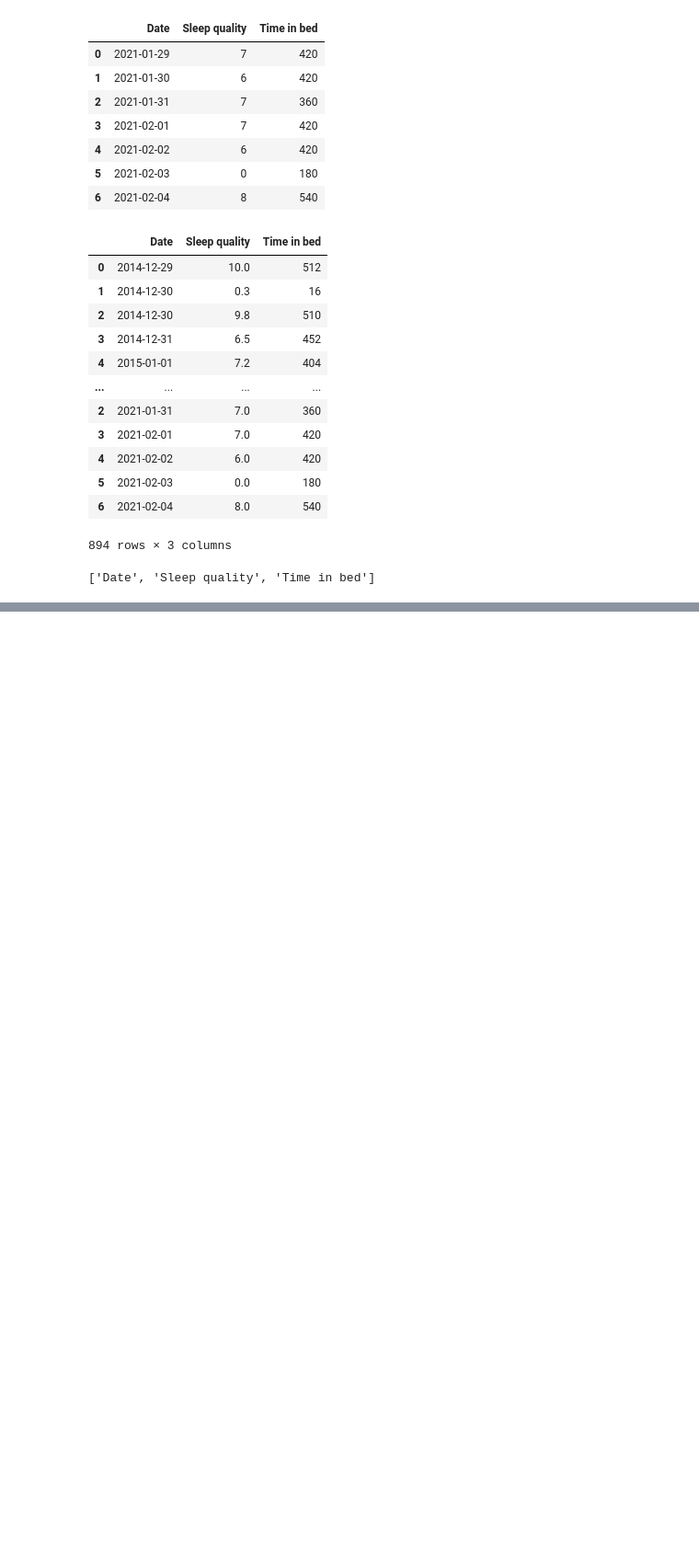
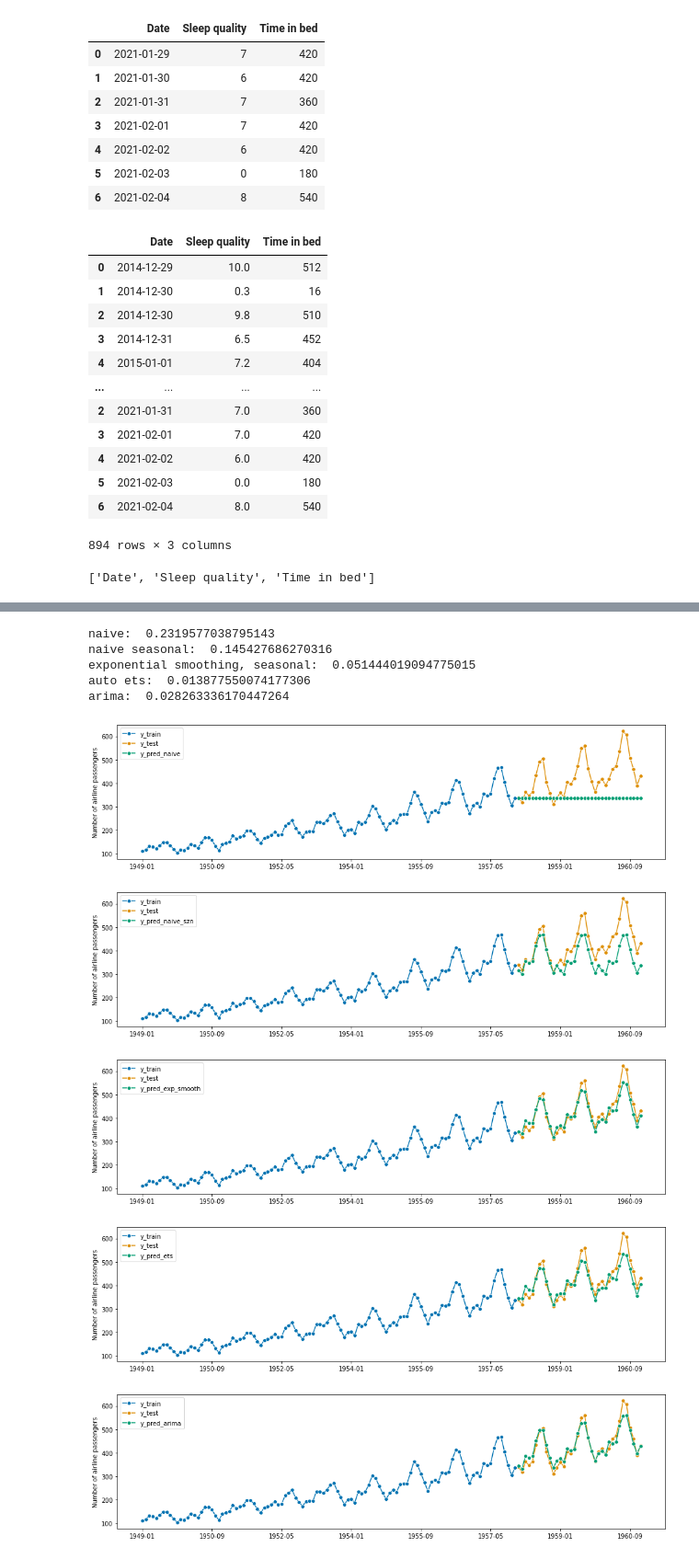
Before and after one commit to luiszugasti/sleep_stats, a Jupyter notebook: scrap_notebook/scrap.ipynb, the cells around one changed output, grey strips where cells are left out. Shown at 92% size. Saved outputs shown, nothing was run; the diff lists cells and outputs as text; code cells hidden in the pictures; blank space fills up the shorter version.

```diff
--- a/scrap_notebook/scrap.ipynb
+++ b/scrap_notebook/scrap.ipynb
@@ -132,0 +169,9 @@ list(result)
+# %%
+# relative forecasting horizon
+rfh = np.arange(len(y_test)) + 1
+
+# absolute forecasting horizon
+afh = ForecastingHorizon(y_test.index, is_relative=False)
+
+print("rfh", rfh)
+print("afh", afh)
@@ -132,0 +188,54 @@ list(result)
+# %%
+
+
+# actual forecasting pipeline:
+# we first need to specify or build a model, then fit it to the training data,
+# and finally call predict to generate the forecasts for the given forecasting horizon
+
+## Predicting using the last value
+
+# specify the model
+forecast_naive = NaiveForecaster(strategy="last")
+forecast_naive_seasonal = NaiveForecaster(strategy="last", sp=12)
+forecast_exponential_smoothing = ExponentialSmoothing(trend="add", seasonal="multiplicative", sp=12)
+forecast_auto_ets = AutoETS(auto=True, sp=12, n_jobs=-1)
+forecast_arima = AutoARIMA(sp=12, suppress_warnings=True)
+
+# fit it to the training data
+forecast_naive.fit(y_train)
+forecast_naive_seasonal.fit(y_train)
+forecast_exponential_smoothing.fit(y_train)
+forecast_auto_ets.fit(y_train)
+forecast_arima.fit(y_train)
+
+# generate a prediction
+y_pred_naive = forecast_naive.predict(afh)
+y_pred_naive_szn = forecast_naive_seasonal.predict(afh)
+y_pred_exp_smooth = forecast_exponential_smoothing.predict(afh)
+y_pred_ets = forecast_auto_ets.predict(afh)
+y_pred_arima = forecast_arima.predict(afh)
+
+# generate plots
+plot_series(y_train, y_test, y_pred_naive, labels=["y_train", "y_test", "y_pred_naive"])
+plot_series(y_train, y_test, y_pred_naive_szn, labels=["y_train", "y_test", "y_pred_naive_szn"])
+plot_series(y_train, y_test, y_pred_exp_smooth, labels=["y_train", "y_test", "y_pred_exp_smooth"])
+plot_series(y_train, y_test, y_pred_ets, labels=["y_train", "y_test", "y_pred_ets"])
+plot_series(y_train, y_test, y_pred_arima, labels=["y_train", "y_test", "y_pred_arima"])
+
+# return the error (lower smape_loss, the higher the accuracy)
+print("naive: ", smape_loss(y_pred_naive, y_test))
+print("naive seasonal: ", smape_loss(y_pred_naive_szn, y_test))
+print("exponential smoothing, seasonal: ", smape_loss(y_pred_exp_smooth, y_test))
+print("auto ets: ", smape_loss(y_pred_exp_smooth, y_pred_ets))
+print("arima: ", smape_loss(y_pred_exp_smooth, y_pred_arima))
+# %% [output]
+naive:  0.2319577038795143
+naive seasonal:  0.145427686270316
+exponential smoothing, seasonal:  0.051444019094775015
+auto ets:  0.013877550074177306
+arima:  0.028263336170447264
+[figure, added]
+[figure, added]
+[figure, added]
+[figure, added]
+[figure, added]
```
Also changed, not shown: parts of 12 cells of this notebook, 1 other file.
